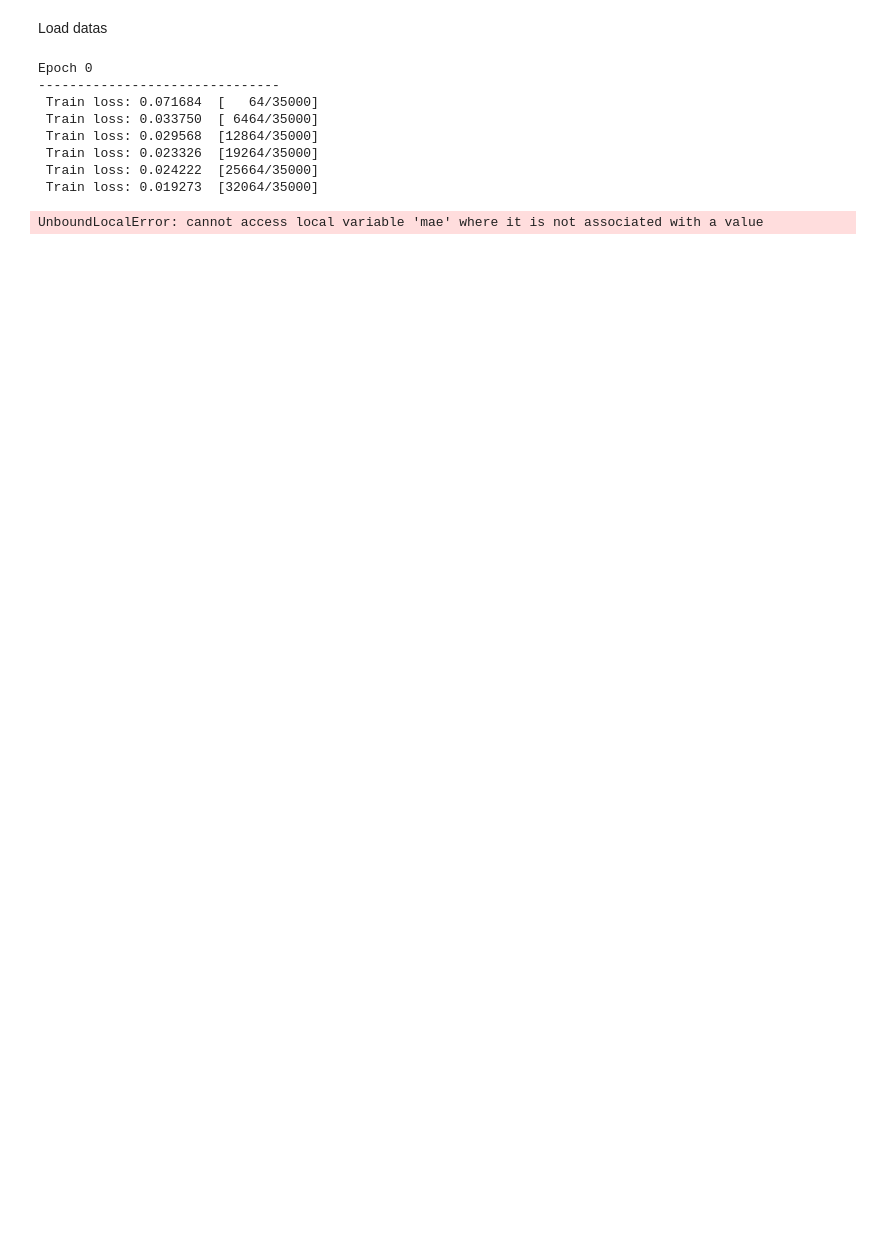
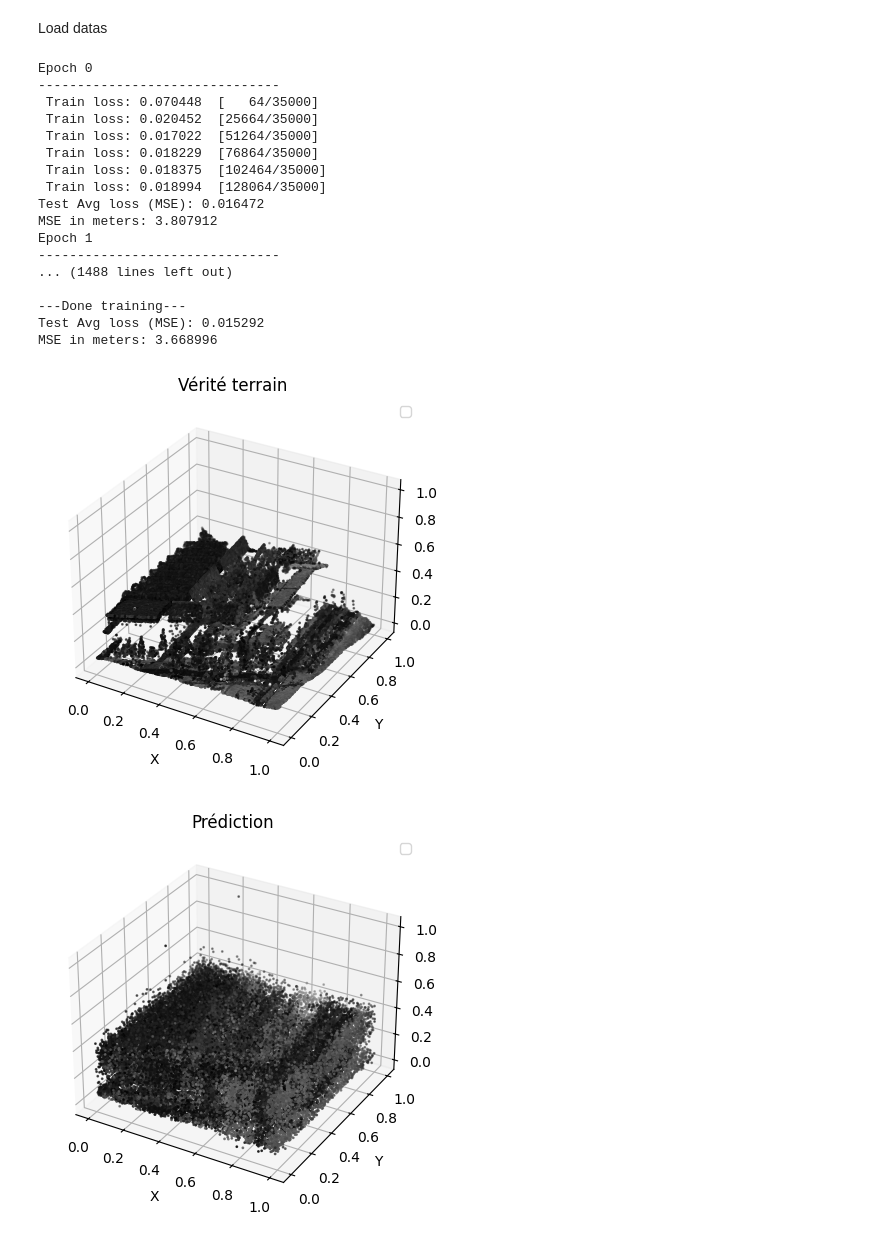
Before and after one commit to theopjl/dl_td2_lidar, a Jupyter notebook: nuage_points_LiDAR/TD_LiDAR_point_cloud.ipynb, the cells around one changed output. Saved outputs shown, nothing was run; the diff lists cells and outputs as text; code cells hidden in the pictures; blank space fills up the shorter version.

Commit message:
Added sin activation module and graph plotting

```diff
--- a/nuage_points_LiDAR/TD_LiDAR_point_cloud.ipynb
+++ b/nuage_points_LiDAR/TD_LiDAR_point_cloud.ipynb
@@ -55,8 +55,9 @@ n_val = int(0.15*N)
 n_test = int(0.15*N)
 
 # RANDOM ATTRIBUTION
-train_set, val_set, test_set = random_split(dataset, [n_train, n_val, n_test], generator=torch.Generator().manual_seed(42))
+train_set, val_set, test_set = random_split(dataset, [n_train, n_val, n_test], generator=torch.Generator().manual_seed(43))
 
 print(f"Train : {len(train_set)}, Val : {len(val_set)}, Test : {len(test_set)}")
+print(train_set[2])
 # %% [output]
 Train : 35000, Val : 7500, Test : 7500
@@ -66,12 +68,16 @@ from torch import nn
 
 device = torch.accelerator.current_accelerator().type if torch.accelerator.is_available() else "cpu"
 
+class SinActivation(nn.Module) :
+    def forward(self, x):
+        return torch.sin(x)
+
 class NeuralNetwork(nn.Module) :
     def __init__(self, input_dim, output_dim, width, depth = 3, activation = 'relu') :
         super().__init__()
 
         self.activation = activation
-        self.factivation = nn.ReLU() if (isinstance(activation, str) and activation == 'relu') else nn.Sigmoid()
+        self.factivation = nn.ReLU() if (isinstance(activation, str) and activation == 'relu') else SinActivation()
 
         layers = []
 
@@ -119,7 +125,7 @@ epochs = 5
 loss_fn = nn.MSELoss()
 
 # MODEL INITIALIZATION
-model = NeuralNetwork(2, 1, 64, 3, 'relu').to(device)
+model = NeuralNetwork(2, 1, 64, 3, 'sin').to(device)
 print(model)
 
 # OUR CUSTOM OPTIMIZER FOR SGD
@@ -162,9 +168,9 @@ def train(model, loss_fn, optimizer) :
             pred = model(X)
             loss = loss_fn(pred, y)
 
-            # coptimizer.zeroing_grad()
             loss.backward()
             # coptimizer.sgd()
+            # coptimizer.zeroing_grad()
 
             optimizer.step()
             optimizer.zero_grad()
@@ -181,27 +187,75 @@ def test(model, loss_fn, loader):
     model.eval()
     num_batches = len(loader)
     test_loss = 0
+    p_all = []
 
     with torch.no_grad():
         for X, y in loader:
             pred = model(X)
+            p_all.append(pred.cpu().numpy())
             test_loss += loss_fn(pred, y).item()
 
     test_loss /= num_batches
 
     print(f"Test Avg loss (MSE): {test_loss:.6f}")
     print(f"MSE in meters: {np.sqrt(test_loss)*(Zmax - Zmin):.6f}")
+
+    return p_all
 # %%
 # train(model, loss_fn, coptimizer)
 train(model, loss_fn, opt)
-test(model, loss_fn, test_loader)
+pred = test(model, loss_fn, test_loader)
+
+# Concaténer tous les batches
+pred = np.concatenate(pred, axis=0)
+
+train_Z = np.array([z for _, z in train_set]).reshape(-1)
+val_Z = np.array([z for _, z in val_set]).reshape(-1)
+pred_Z = pred.reshape(-1)  # pred déjà concaténé
+z_pred_norm = np.concatenate([train_Z, val_Z, pred_Z])
+
+# Figure 1 : Vérité terrain
+fig1 = plt.figure()
+ax1 = fig1.add_subplot(projection='3d')
+ax1.scatter(Xsmall_norm,
+            Ysmall_norm,
+            Zsmall_norm, c=(Ismall.astype(np.float64))/np.max(Ismall), marker='o', s=1,cmap='gray')
+ax1.set_xlabel('X')
+ax1.set_ylabel('Y')
+ax1.set_zlabel('Z')
+ax1.set_title('Vérité terrain')
+plt.legend()
+plt.show()
+
+# Figure 2 : Prédiction
+fig2 = plt.figure()
+ax2 = fig2.add_subplot(projection='3d')
+ax2.scatter(Xsmall_norm,
+            Ysmall_norm,
+            z_pred_norm, c=(Ismall.astype(np.float64))/np.max(Ismall), marker='o', s=1,cmap='gray')
+ax2.set_xlabel('X')
+ax2.set_ylabel('Y')
+ax2.set_zlabel('Z')
+ax2.set_title('Prédiction')
+plt.legend()
+plt.show()
 # %% [output]
 Epoch 0
 -------------------------------
- Train loss: 0.071684  [   64/35000]
- Train loss: 0.033750  [ 6464/35000]
- Train loss: 0.029568  [12864/35000]
- Train loss: 0.023326  [19264/35000]
- Train loss: 0.024222  [25664/35000]
- Train loss: 0.019273  [32064/35000]
+ Train loss: 0.070448  [   64/35000]
+ Train loss: 0.020452  [25664/35000]
+ Train loss: 0.017022  [51264/35000]
+ Train loss: 0.018229  [76864/35000]
+ Train loss: 0.018375  [102464/35000]
+ Train loss: 0.018994  [128064/35000]
+Test Avg loss (MSE): 0.016472
+MSE in meters: 3.807912
+Epoch 1
+-------------------------------
+... (1488 lines left out)
+
+---Done training---
+Test Avg loss (MSE): 0.015292
+MSE in meters: 3.668996
-UnboundLocalError: cannot access local variable 'mae' where it is not associated with a value
+[figure, added]
+[figure, added]
```
Also changed, not shown: parts of 2 cells of this notebook.
